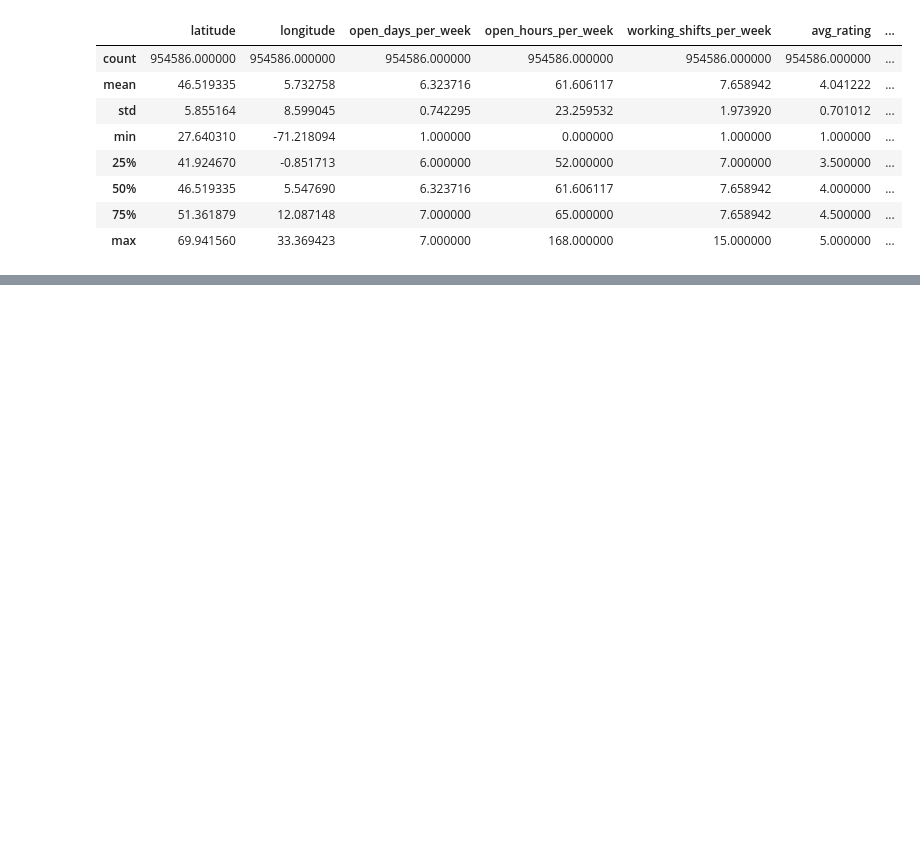
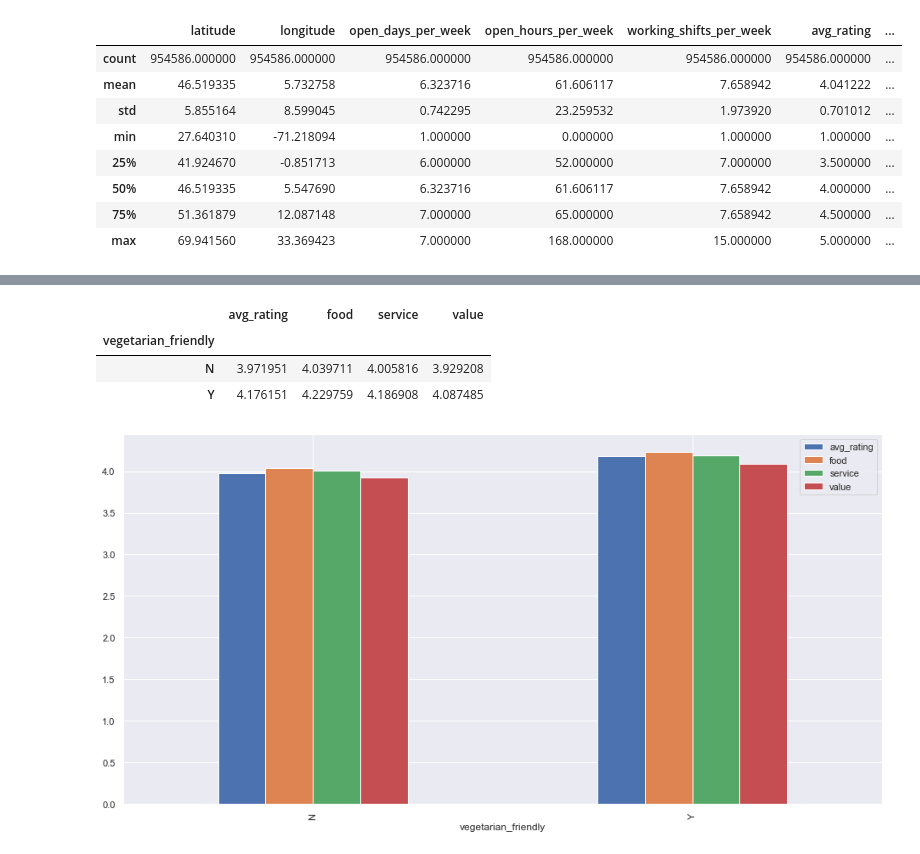
Before and after one commit to hltrk/challenge, a Jupyter notebook: data challenge.ipynb, the cells around one changed output, grey strips where cells are left out. Saved outputs shown, nothing was run; the diff lists cells and outputs as text; code cells hidden in the pictures; blank space fills up the shorter version.

```diff
--- a/data challenge.ipynb
+++ b/data challenge.ipynb
@@ -296,0 +345,10 @@ df.describe()
+# %%
+## from the ratings perspective
+pd.pivot_table(df, index=["vegetarian_friendly"], values=rating_columns, aggfunc= np.mean ).plot(kind='bar')
+pd.pivot_table(df, index=["vegetarian_friendly"], values=rating_columns, aggfunc= np.mean )
+# %% [output]
+|  | avg_rating | food | service | value |
+| vegetarian_friendly |  |  |  |  |
+| N | 3.971951 | 4.039711 | 4.005816 | 3.929208 |
+| Y | 4.176151 | 4.229759 | 4.186908 | 4.087485 |
+[figure, added]
```
Also changed, not shown: parts of 22 cells of this notebook, 1 other file.
